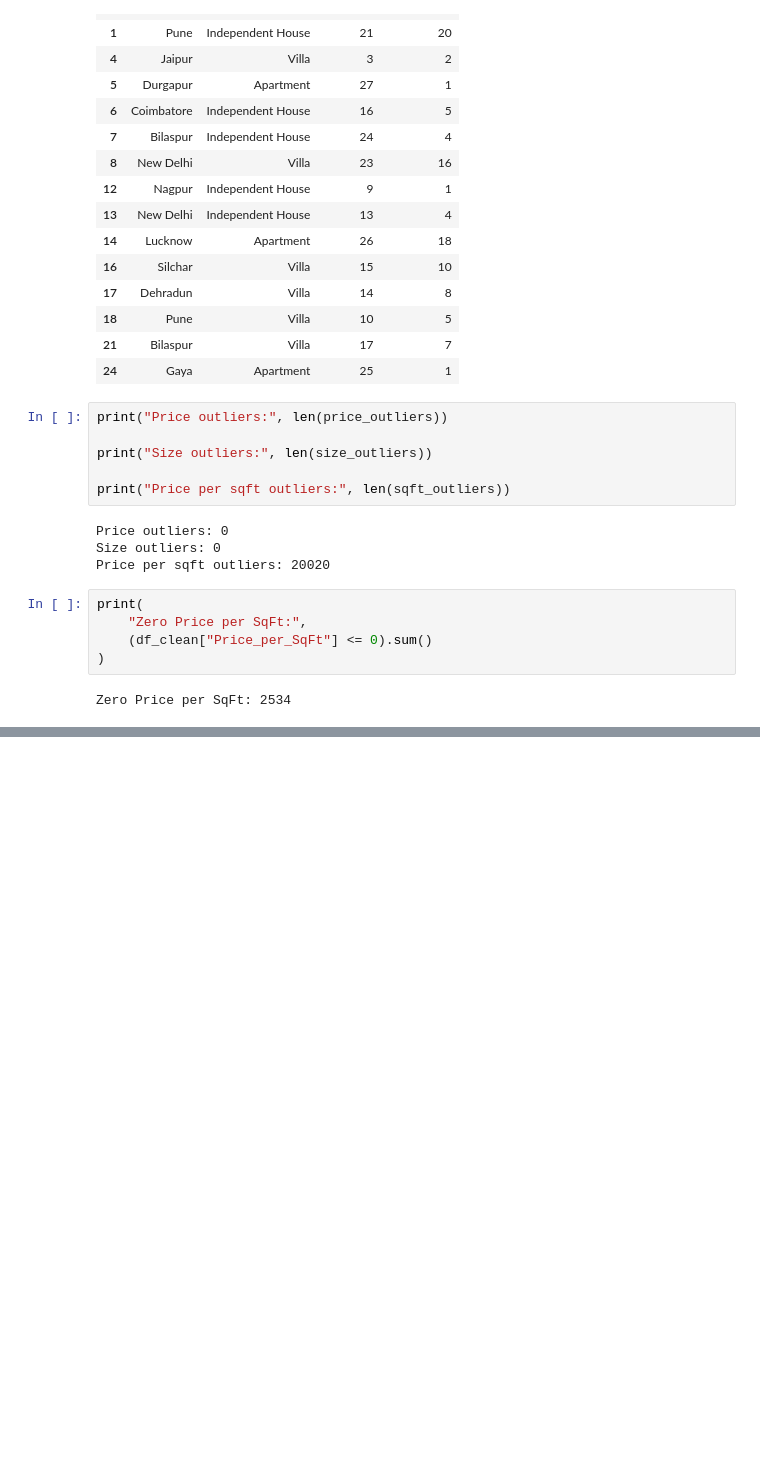
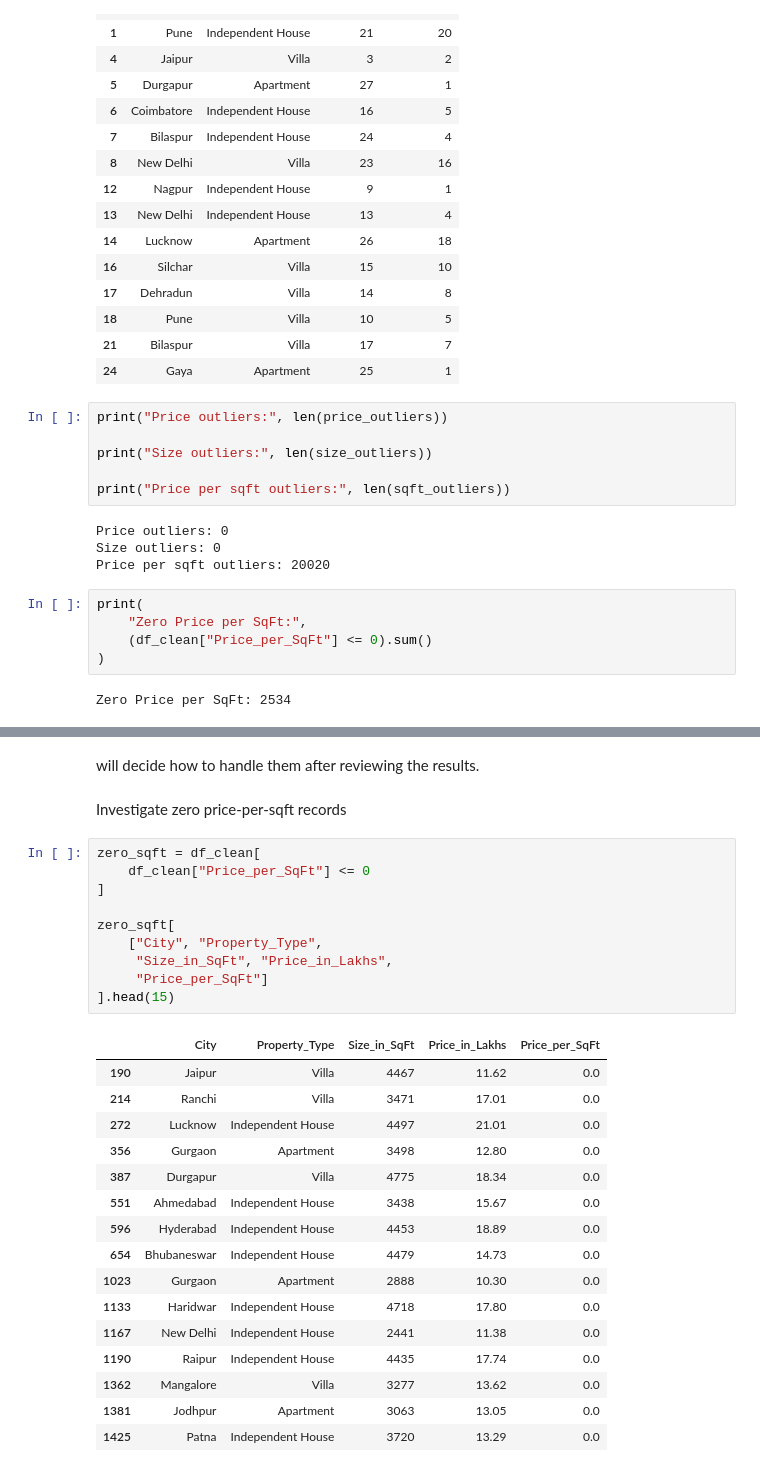
Before and after one commit to shakti-mankar/Data_Analyst_internship_projects, a Jupyter notebook: 3rd project/Notebooks/data_cleaning.ipynb, the cells around one changed output, grey strips where cells are left out. Cells and saved outputs as stored; diff of their text form; blank space fills up the shorter version.

```diff
--- a/3rd project/Notebooks/data_cleaning.ipynb
+++ b/3rd project/Notebooks/data_cleaning.ipynb
@@ -675,0 +728,31 @@ Zero Price per SqFt: 2534
+# %% [markdown]
+will decide how to handle them after reviewing the results.
+# %% [markdown]
+Investigate zero price-per-sqft records
+# %%
+zero_sqft = df_clean[
+    df_clean["Price_per_SqFt"] <= 0
+]
+
+zero_sqft[
+    ["City", "Property_Type",
+     "Size_in_SqFt", "Price_in_Lakhs",
+     "Price_per_SqFt"]
+].head(15)
+# %% [output]
+|  | City | Property_Type | Size_in_SqFt | Price_in_Lakhs | Price_per_SqFt |
+| 190 | Jaipur | Villa | 4467 | 11.62 | 0.0 |
+| 214 | Ranchi | Villa | 3471 | 17.01 | 0.0 |
+| 272 | Lucknow | Independent House | 4497 | 21.01 | 0.0 |
+| 356 | Gurgaon | Apartment | 3498 | 12.80 | 0.0 |
+| 387 | Durgapur | Villa | 4775 | 18.34 | 0.0 |
+| 551 | Ahmedabad | Independent House | 3438 | 15.67 | 0.0 |
+| 596 | Hyderabad | Independent House | 4453 | 18.89 | 0.0 |
+| 654 | Bhubaneswar | Independent House | 4479 | 14.73 | 0.0 |
+| 1023 | Gurgaon | Apartment | 2888 | 10.30 | 0.0 |
+| 1133 | Haridwar | Independent House | 4718 | 17.80 | 0.0 |
+| 1167 | New Delhi | Independent House | 2441 | 11.38 | 0.0 |
+| 1190 | Raipur | Independent House | 4435 | 17.74 | 0.0 |
+| 1362 | Mangalore | Villa | 3277 | 13.62 | 0.0 |
+| 1381 | Jodhpur | Apartment | 3063 | 13.05 | 0.0 |
+| 1425 | Patna | Independent House | 3720 | 13.29 | 0.0 |
```
Also changed, not shown: parts of 17 cells of this notebook, 2 other files.
